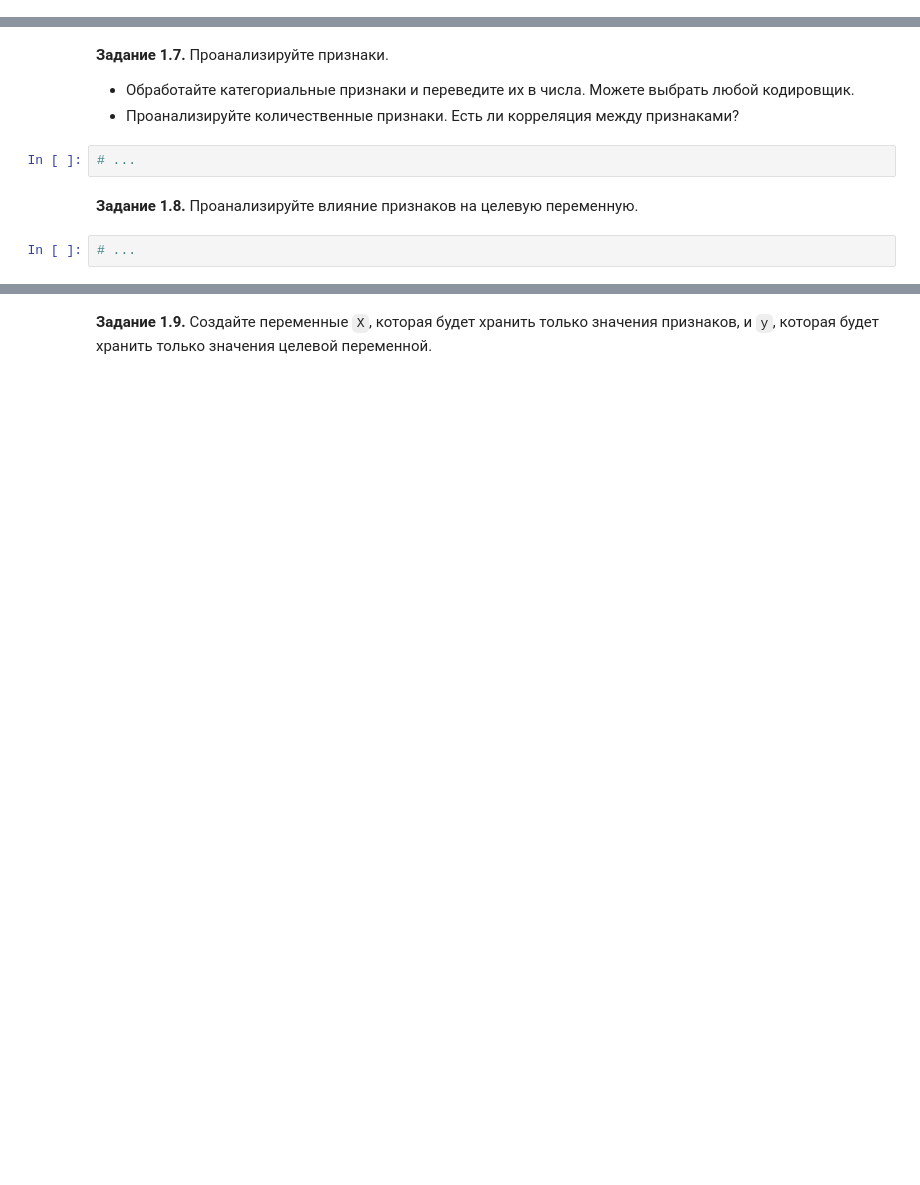
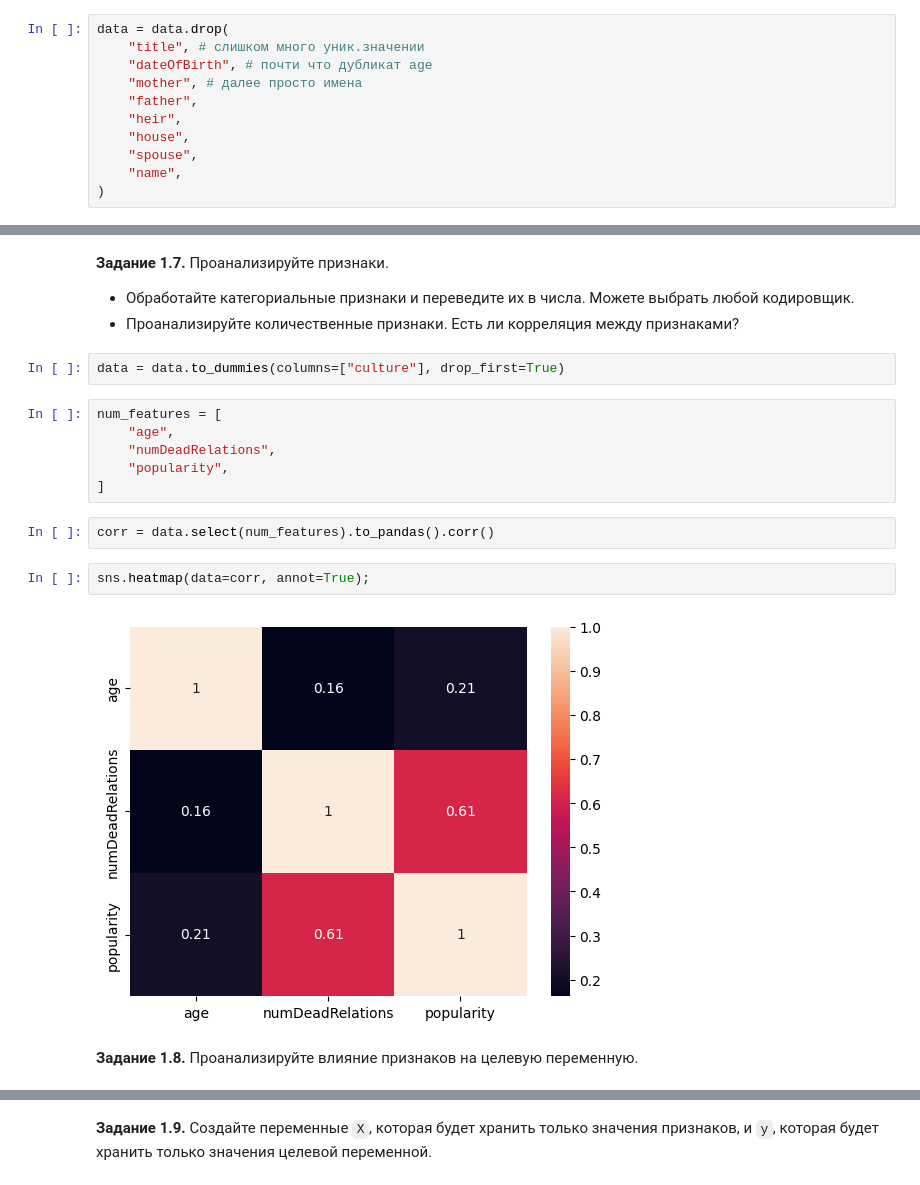
Before and after one commit to pelicandl/genre-classification, a Jupyter notebook: week_01_ml_intro/Homework/hw_1_game_of_thrones.ipynb, the cells around one changed output, grey strips where cells are left out. Drawn from its saved outputs; the diff is of its cells as text; blank space fills up the shorter version.

```diff
--- a/week_01_ml_intro/Homework/hw_1_game_of_thrones.ipynb
+++ b/week_01_ml_intro/Homework/hw_1_game_of_thrones.ipynb
@@ -190,2 +197,13 @@ data.drop(columns=[...], inplace = True)
+# %%
+data = data.drop(
+    "title", # слишком много уник.значении
+    "dateOfBirth", # почти что дубликат age
+    "mother", # далее просто имена
+    "father",
+    "heir",
+    "house",
+    "spouse",
+    "name",
+)
 # %% [markdown]
 **Задание 1.6.** Проанализируйте целевую переменную. Посмотрите, является ли она категориальной или количественной. Так как мы говорим о задаче классификации, проанализируйте является ли датасет сбалансированным по классам или нет.
@@ -195,9 +222,19 @@ data.drop(columns=[...], inplace = True)
 **Задание 1.7.** Проанализируйте признаки.
   * Обработайте категориальные признаки и переведите их в числа. Можете выбрать любой кодировщик.
   * Проанализируйте количественные признаки. Есть ли корреляция между признаками?
-# %%
-# ...
+# %%
+data = data.to_dummies(columns=["culture"], drop_first=True)
+# %%
+num_features = [
+    "age",
+    "numDeadRelations",
+    "popularity",
+]
+# %%
+corr = data.select(num_features).to_pandas().corr()
+# %%
+sns.heatmap(data=corr, annot=True);
+# %% [output]
+[figure, added]
 # %% [markdown]
 **Задание 1.8.** Проанализируйте влияние признаков на целевую переменную.
-# %%
-# ...
```
Also changed, not shown: parts of 22 cells of this notebook.
